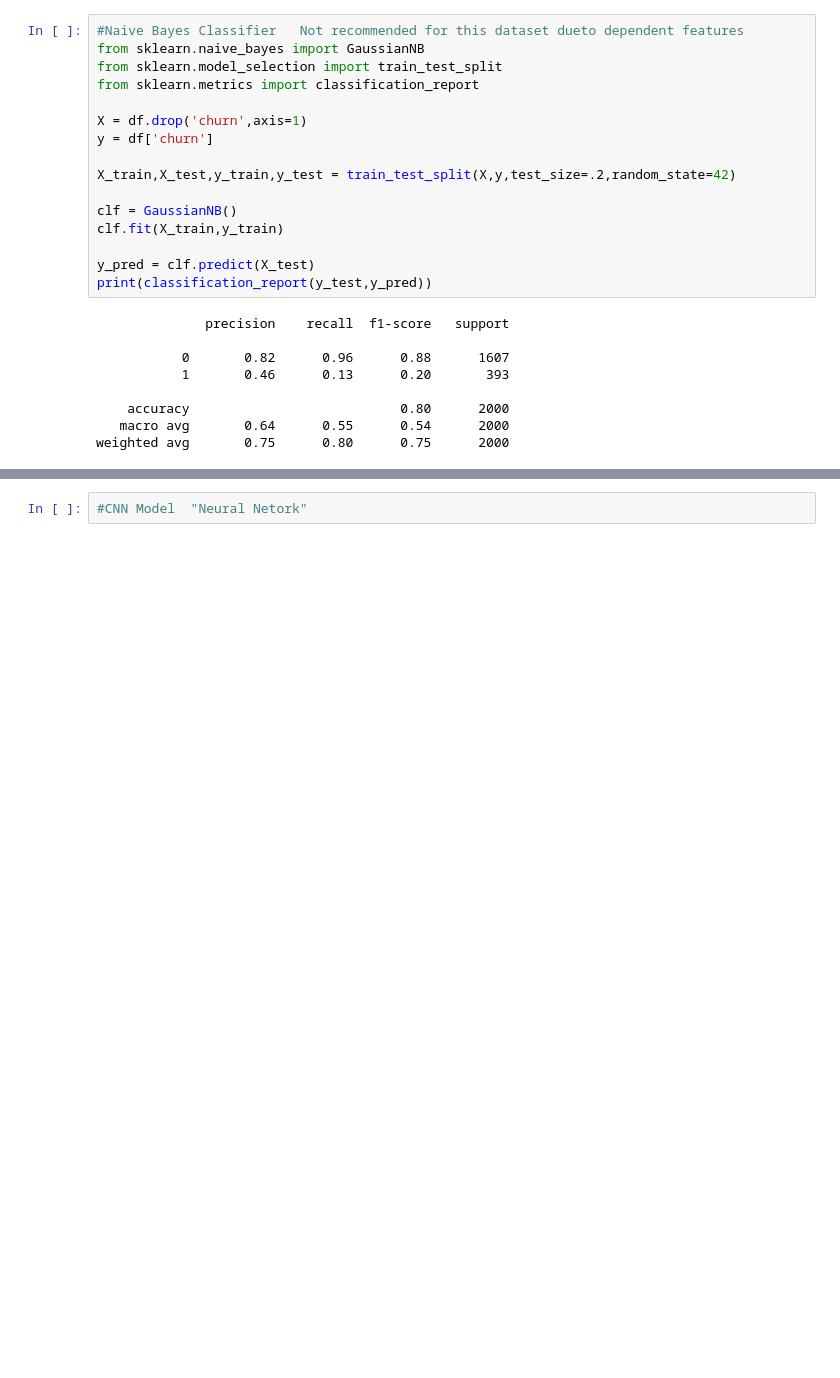
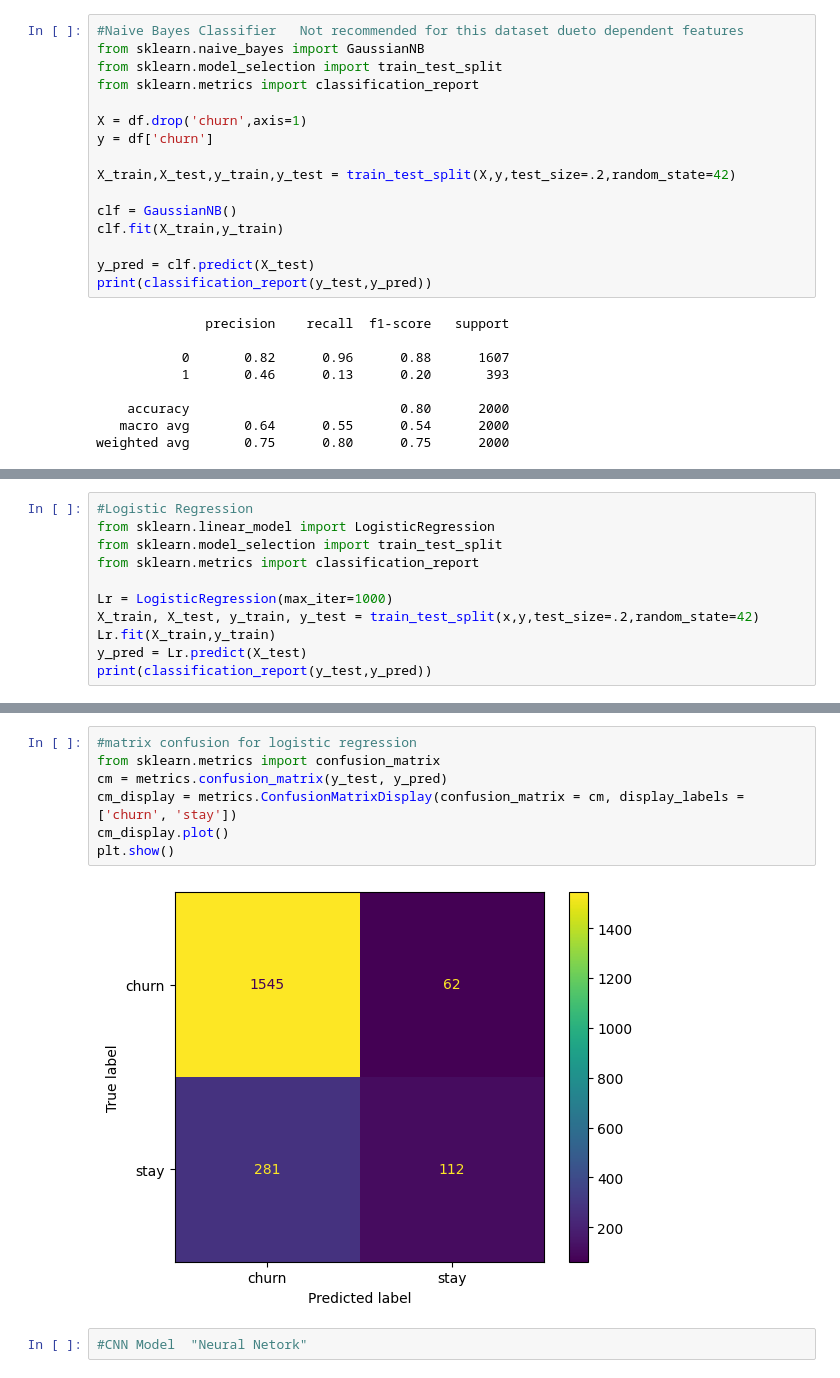
Before and after one commit to AleiyDroubi/Datascience, a Jupyter notebook: Cleaning_Dataset.ipynb, the cells around one changed output, grey strips where cells are left out. Drawn from its saved outputs; the diff is of its cells as text; blank space fills up the shorter version.

```diff
--- a/training_on_Dataset.ipynb
+++ b/Cleaning_Dataset.ipynb
@@ -396,0 +409,11 @@ weighted avg       0.75      0.80      0.75      2000
+# %%
+#Logistic Regression
+from sklearn.linear_model import LogisticRegression
+from sklearn.model_selection import train_test_split
+from sklearn.metrics import classification_report
+
+Lr = LogisticRegression(max_iter=1000)
+X_train, X_test, y_train, y_test = train_test_split(x,y,test_size=.2,random_state=42)
+Lr.fit(X_train,y_train)
+y_pred = Lr.predict(X_test)
+print(classification_report(y_test,y_pred))
@@ -397,2 +437,11 @@ weighted avg       0.75      0.80      0.75      2000
+# %%
+#matrix confusion for logistic regression
+from sklearn.metrics import confusion_matrix
+cm = metrics.confusion_matrix(y_test, y_pred)
+cm_display = metrics.ConfusionMatrixDisplay(confusion_matrix = cm, display_labels = ['churn', 'stay'])
+cm_display.plot()
+plt.show()
+# %% [output]
+[figure, added]
 # %%
 #CNN Model  "Neural Netork"
```
Also changed, not shown: parts of 7 cells of this notebook, 15 other files.
